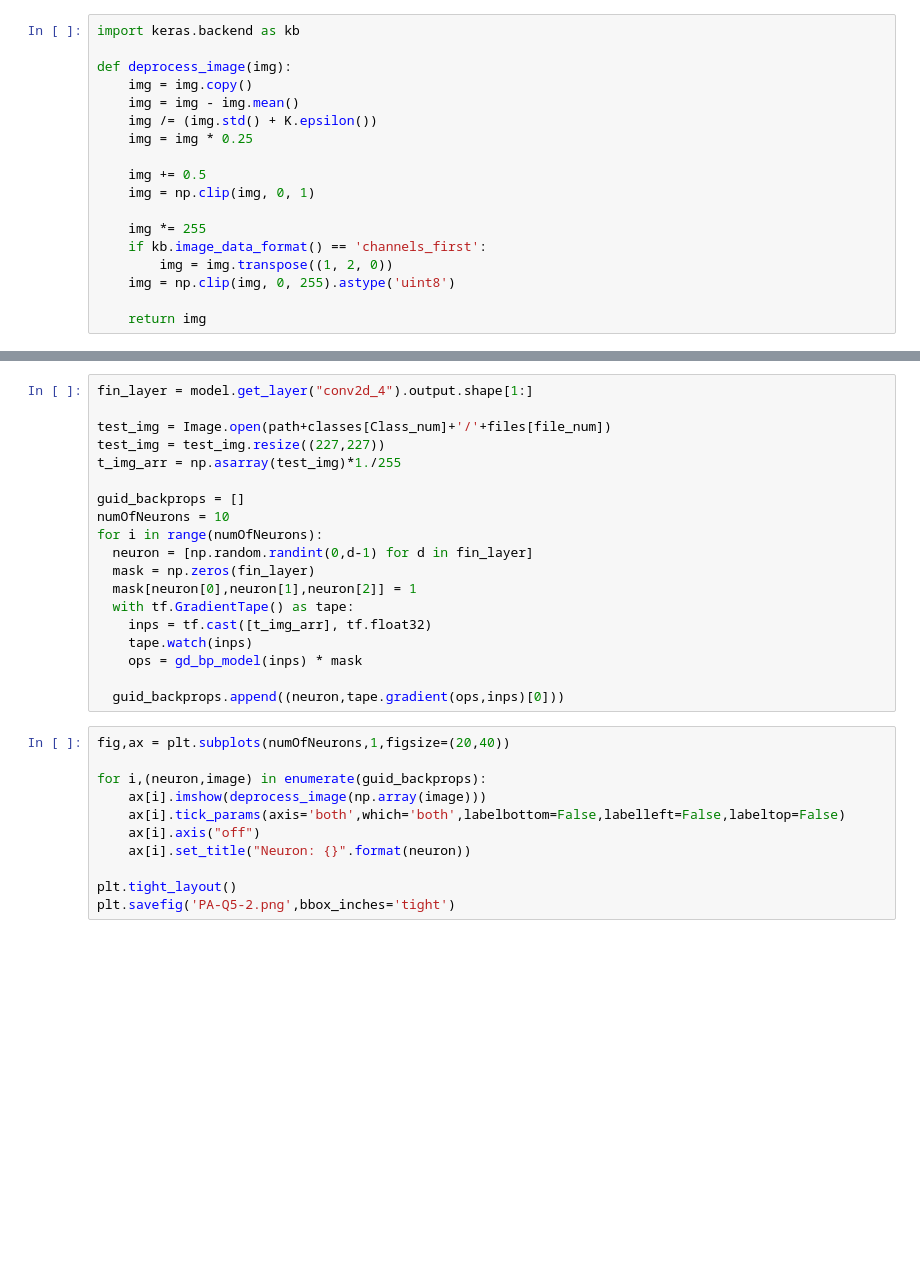
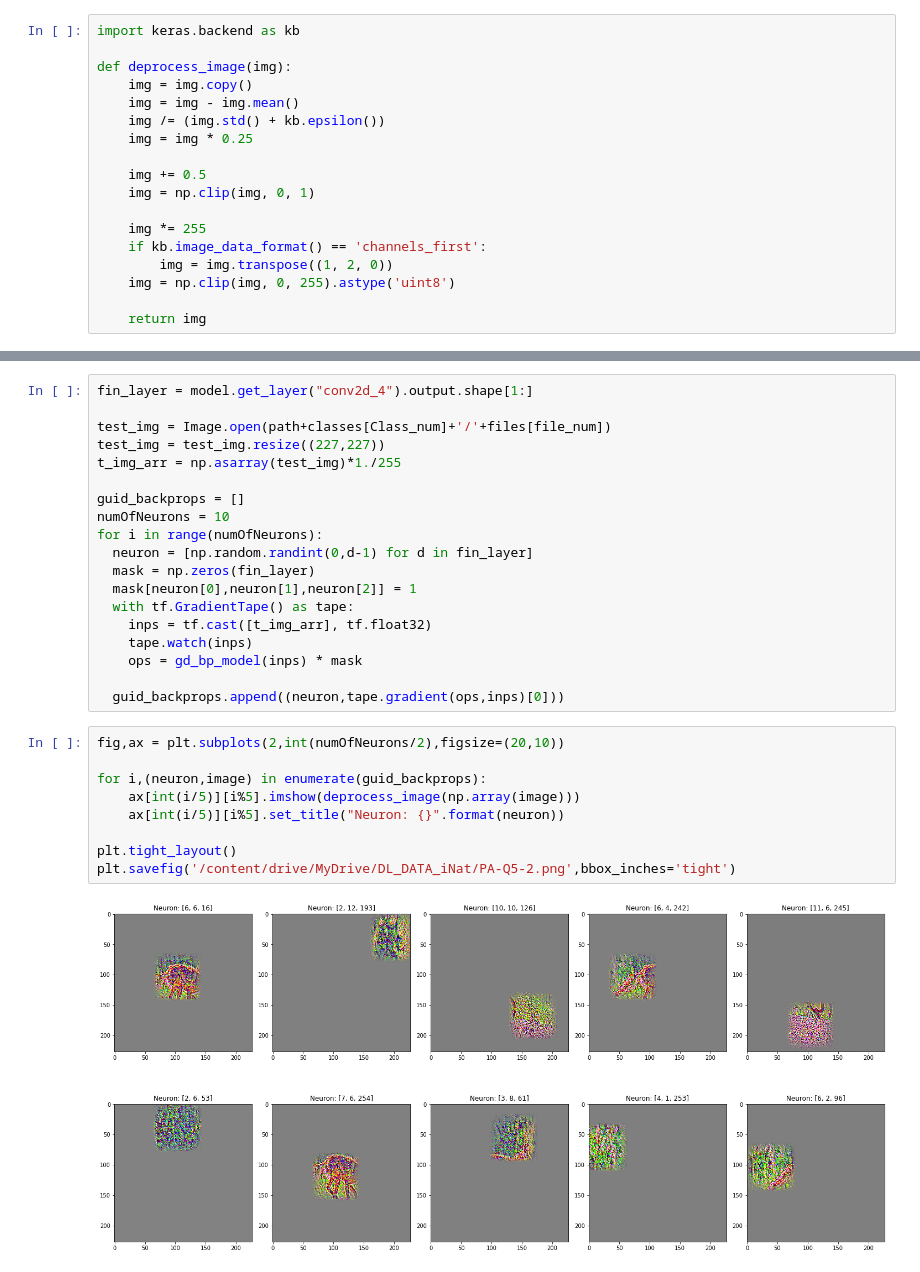
Before and after one commit to pranabIITM/CS6910, a Jupyter notebook: AS2/P-A/PartA_Q5.ipynb, the cells around one changed output, grey strips where cells are left out. Saved outputs shown, nothing was run; the diff lists cells and outputs as text; blank space fills up the shorter version.

```diff
--- a/AS2/P-A/PartA_Q5.ipynb
+++ b/AS2/P-A/PartA_Q5.ipynb
@@ -28,7 +37,7 @@ import keras.backend as kb
 def deprocess_image(img):
     img = img.copy()
     img = img - img.mean()
-    img /= (img.std() + K.epsilon())
+    img /= (img.std() + kb.epsilon())
     img = img * 0.25
 
     img += 0.5
@@ -79,13 +92,13 @@ for i in range(numOfNeurons):
 
   guid_backprops.append((neuron,tape.gradient(ops,inps)[0]))
 # %%
-fig,ax = plt.subplots(numOfNeurons,1,figsize=(20,40))
+fig,ax = plt.subplots(2,int(numOfNeurons/2),figsize=(20,10))
 
 for i,(neuron,image) in enumerate(guid_backprops):
-    ax[i].imshow(deprocess_image(np.array(image)))
-    ax[i].tick_params(axis='both',which='both',labelbottom=False,labelleft=False,labeltop=False)
-    ax[i].axis("off")
-    ax[i].set_title("Neuron: {}".format(neuron))
+    ax[int(i/5)][i%5].imshow(deprocess_image(np.array(image)))
+    ax[int(i/5)][i%5].set_title("Neuron: {}".format(neuron))
 
 plt.tight_layout()
-plt.savefig('PA-Q5-2.png',bbox_inches='tight')
+plt.savefig('/content/drive/MyDrive/DL_DATA_iNat/PA-Q5-2.png',bbox_inches='tight')
+# %% [output]
+[figure, added]
```
Also changed, not shown: parts of 4 cells of this notebook.
